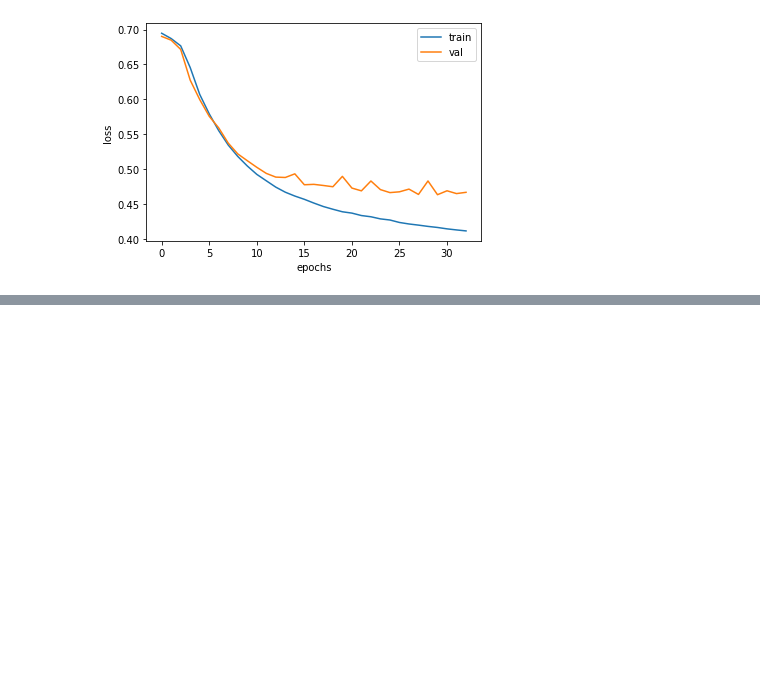
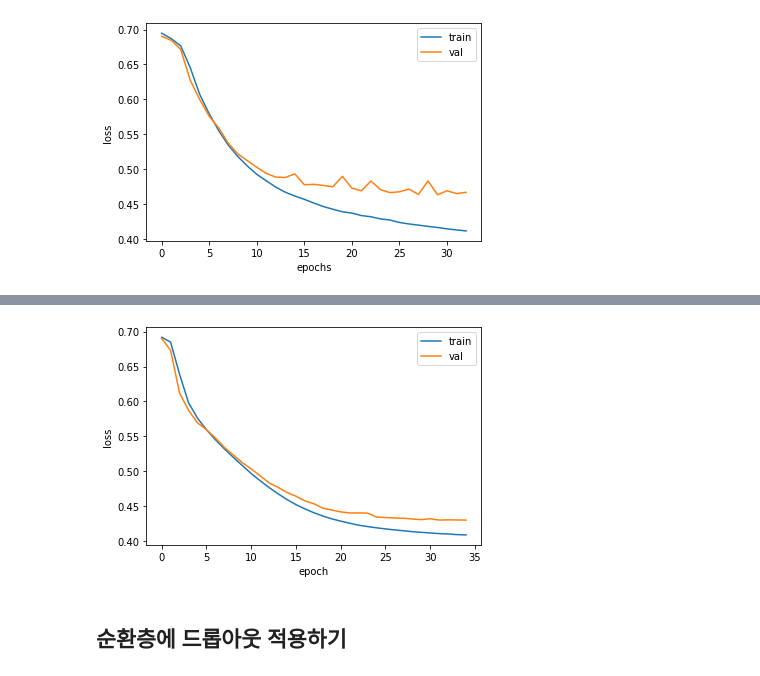
Before and after one commit to henney3765/MLDL_studyalone, a Jupyter notebook: 09_텍스트를위한인공신경망.ipynb, the cells around one changed output, grey strips where cells are left out. Saved outputs shown, nothing was run; the diff lists cells and outputs as text; code cells hidden in the pictures; blank space fills up the shorter version.

```diff
--- a/09_텍스트를위한인공신경망.ipynb
+++ b/09_텍스트를위한인공신경망.ipynb
@@ -246,0 +251,5 @@ plt.show()
+# %%
+from tensorflow.keras.datasets import imdb
+from sklearn.model_selection import train_test_split
+(train_input, train_target), (test_input, test_target) = imdb.load_data(num_words=500)
+train_input, val_input, train_target, val_target = train_test_split(train_input, train_target, test_size=0.2, random_state=42)
@@ -246,0 +260,10 @@ plt.show()
+# %%
+from tensorflow.keras.preprocessing.sequence import pad_sequences
+train_seq = pad_sequences(train_input, maxlen=100)
+val_seq = pad_sequences(val_input, maxlen=100)
+# %%
+from tensorflow import keras
+model = keras.Sequential()
+model.add(keras.layers.Embedding(500, 16, input_length=100))
+model.add(keras.layers.LSTM(8))
+model.add(keras.layers.Dense(1, activation='sigmoid'))
@@ -246,0 +288,8 @@ plt.show()
+# %%
+rmsprop = keras.optimizers.RMSprop(learning_rate=1e-4)
+model.compile(optimizer=rmsprop, loss='binary_crossentropy', metrics=['accuracy'])
+checkpoint_cb = keras.callbacks.ModelCheckpoint('best-lstm-model.h5')
+early_stopping_cb = keras.callbacks.EarlyStopping(patience=3, restore_best_weights=True)
+history = model.fit(train_seq, train_target, epochs=100, batch_size=64,
+                    validation_data=(val_seq, val_target),
+                    callbacks=[checkpoint_cb, early_stopping_cb])
@@ -246,0 +314,12 @@ plt.show()
+# %%
+import matplotlib.pyplot as plt
+plt.plot(history.history['loss'])
+plt.plot(history.history['val_loss'])
+plt.xlabel('epoch')
+plt.ylabel('loss')
+plt.legend(['train', 'val'])
+plt.show()
+# %% [output]
+[figure, added]
+# %% [markdown]
+## 순환층에 드롭아웃 적용하기
```
Also changed, not shown: parts of 18 cells of this notebook.
